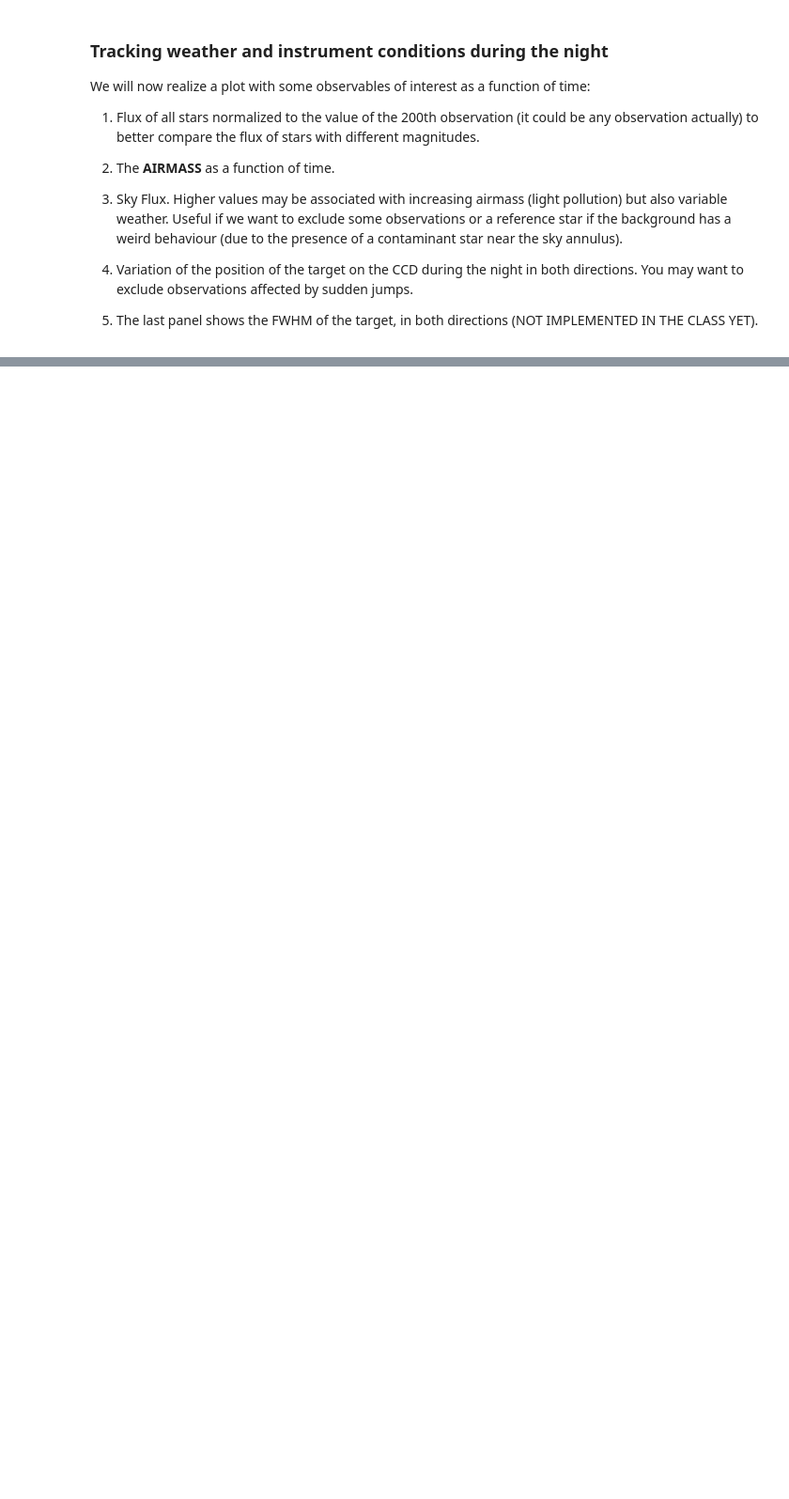
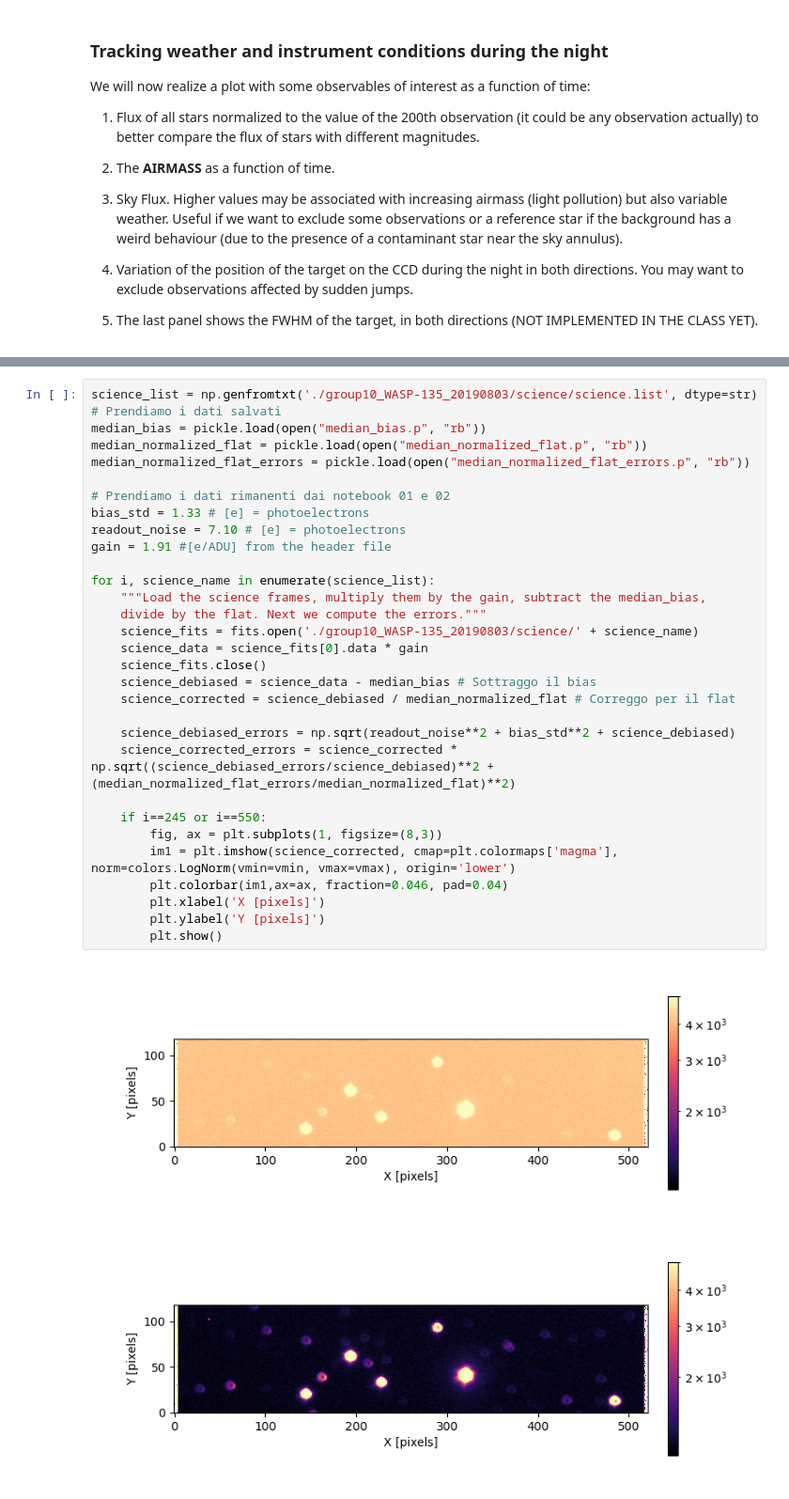
Before and after one commit to LFiaccadori/Astrolab2, a Jupyter notebook: 07 - Differential Photometry.ipynb, the cells around one changed output, grey strips where cells are left out. Shown at 94% size. Saved outputs shown, nothing was run; the diff lists cells and outputs as text; blank space fills up the shorter version.

```diff
--- a/07 - Differential Photometry.ipynb
+++ b/07 - Differential Photometry.ipynb
@@ -180,0 +187,34 @@ plt.show()
+# %%
+science_list = np.genfromtxt('./group10_WASP-135_20190803/science/science.list', dtype=str)
+# Prendiamo i dati salvati
+median_bias = pickle.load(open("median_bias.p", "rb"))
+median_normalized_flat = pickle.load(open("median_normalized_flat.p", "rb"))
+median_normalized_flat_errors = pickle.load(open("median_normalized_flat_errors.p", "rb"))
+
+# Prendiamo i dati rimanenti dai notebook 01 e 02
+bias_std = 1.33 # [e] = photoelectrons
+readout_noise = 7.10 # [e] = photoelectrons
+gain = 1.91 #[e/ADU] from the header file
+
+for i, science_name in enumerate(science_list):
+    """Load the science frames, multiply them by the gain, subtract the median_bias,
+    divide by the flat. Next we compute the errors."""
+    science_fits = fits.open('./group10_WASP-135_20190803/science/' + science_name)
+    science_data = science_fits[0].data * gain
+    science_fits.close()
+    science_debiased = science_data - median_bias # Sottraggo il bias
+    science_corrected = science_debiased / median_normalized_flat # Correggo per il flat
+
+    science_debiased_errors = np.sqrt(readout_noise**2 + bias_std**2 + science_debiased)
+    science_corrected_errors = science_corrected * np.sqrt((science_debiased_errors/science_debiased)**2 + (median_normalized_flat_errors/median_normalized_flat)**2)
+
+    if i==245 or i==550:
+        fig, ax = plt.subplots(1, figsize=(8,3))
+        im1 = plt.imshow(science_corrected, cmap=plt.colormaps['magma'], norm=colors.LogNorm(vmin=vmin, vmax=vmax), origin='lower')
+        plt.colorbar(im1,ax=ax, fraction=0.046, pad=0.04)
+        plt.xlabel('X [pixels]')
+        plt.ylabel('Y [pixels]')
+        plt.show()
+# %% [output]
+[figure, added]
+[figure, added]
```
Also changed, not shown: parts of 8 cells of this notebook, 4 other files.
